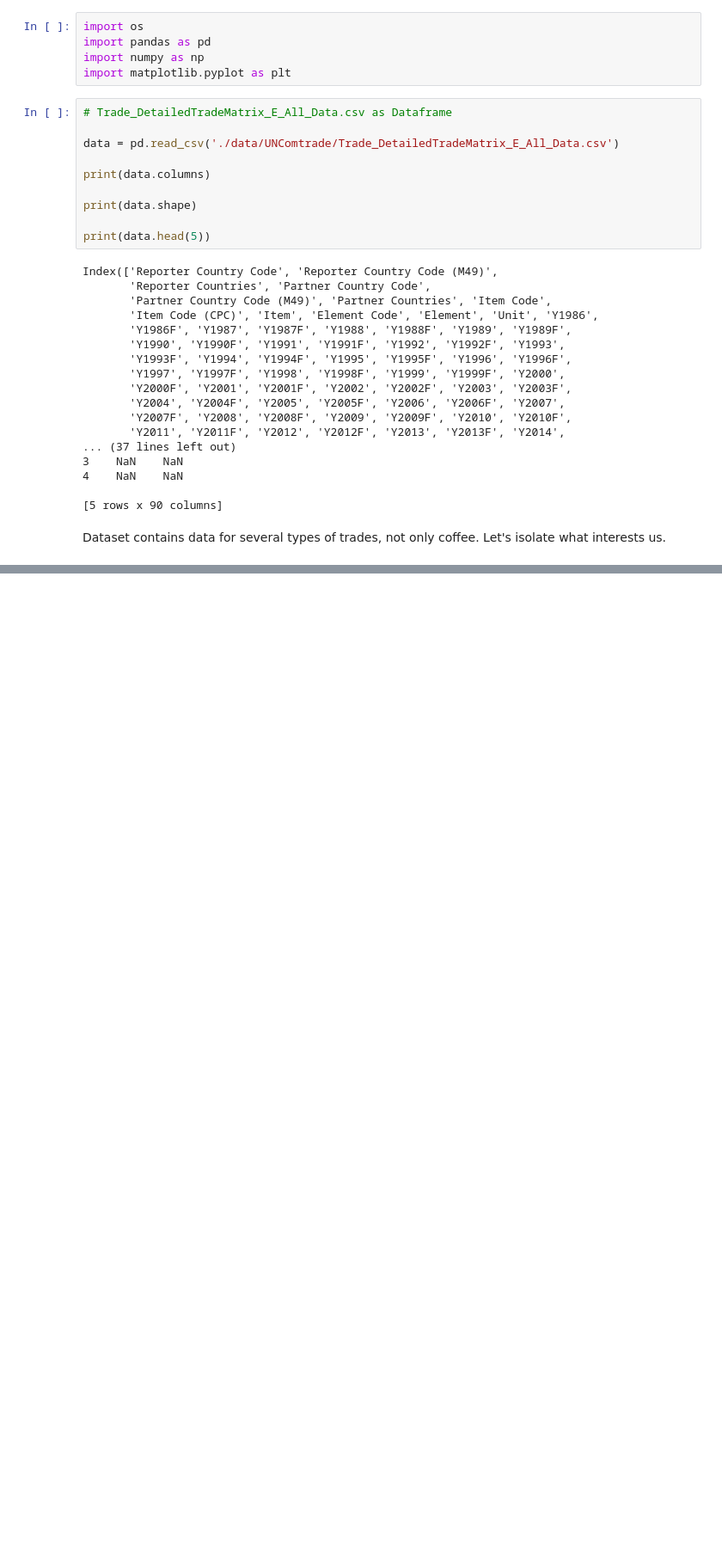
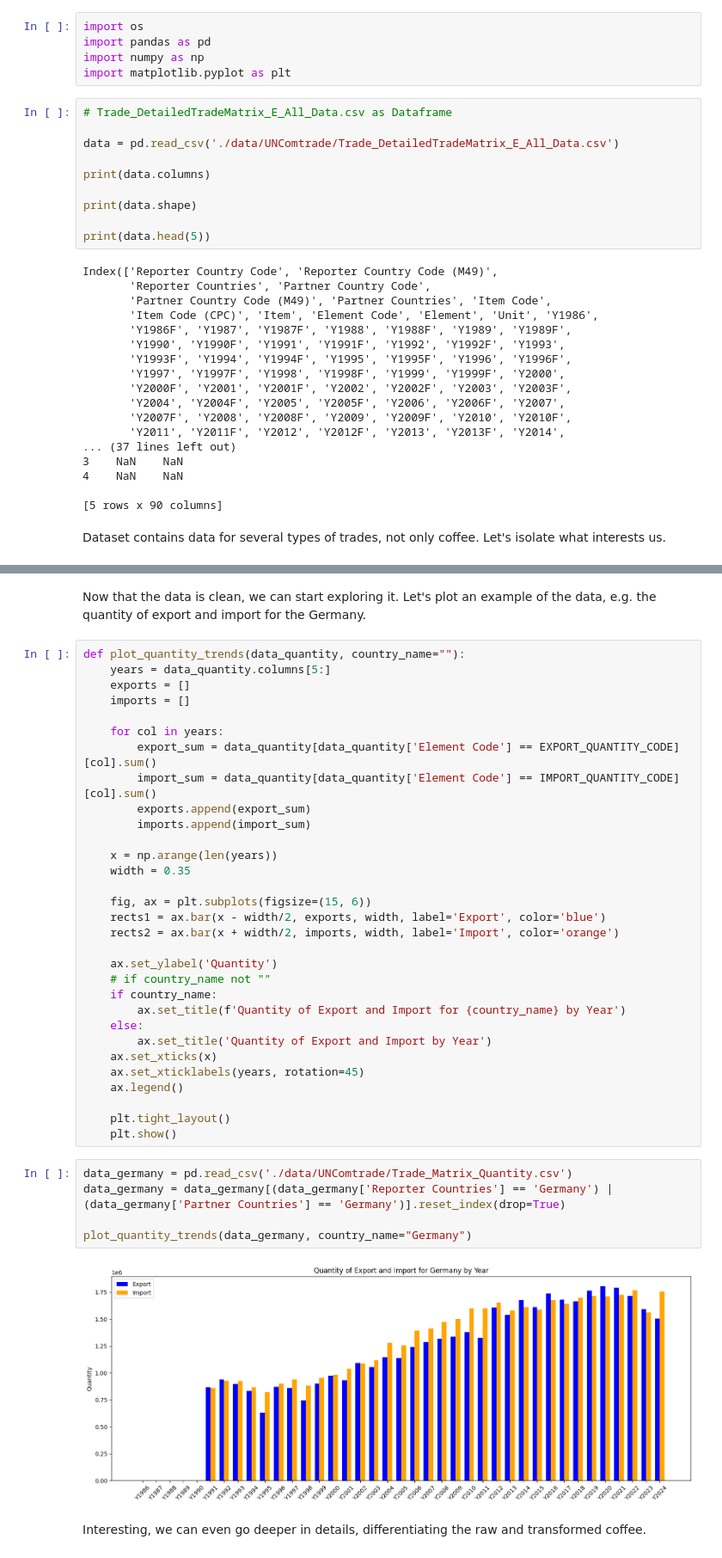
Before and after one commit to com-480-data-visualization/BeanMap, a Jupyter notebook: EDA.ipynb, the cells around one changed output, grey strips where cells are left out. Shown at 86% size. Saved outputs shown, nothing was run; the diff lists cells and outputs as text; blank space fills up the shorter version.

```diff
--- a/EDA.ipynb
+++ b/EDA.ipynb
@@ -109,0 +252,42 @@ Units:  <StringArray>
+# %% [markdown]
+Now that the data is clean, we can start exploring it. Let's plot an example of the data, e.g. the quantity of export and import for the Germany.
+# %%
+def plot_quantity_trends(data_quantity, country_name=""):
+    years = data_quantity.columns[5:]
+    exports = []
+    imports = []
+
+    for col in years:
+        export_sum = data_quantity[data_quantity['Element Code'] == EXPORT_QUANTITY_CODE][col].sum()
+        import_sum = data_quantity[data_quantity['Element Code'] == IMPORT_QUANTITY_CODE][col].sum()
+        exports.append(export_sum)
+        imports.append(import_sum)
+
+    x = np.arange(len(years))
+    width = 0.35
+
+    fig, ax = plt.subplots(figsize=(15, 6))
+    rects1 = ax.bar(x - width/2, exports, width, label='Export', color='blue')
+    rects2 = ax.bar(x + width/2, imports, width, label='Import', color='orange')
+
+    ax.set_ylabel('Quantity')
+    # if country_name not ""
+    if country_name:
+        ax.set_title(f'Quantity of Export and Import for {country_name} by Year')
+    else:
+        ax.set_title('Quantity of Export and Import by Year')
+    ax.set_xticks(x)
+    ax.set_xticklabels(years, rotation=45)
+    ax.legend()
+
+    plt.tight_layout()
+    plt.show()
+# %%
+data_germany = pd.read_csv('./data/UNComtrade/Trade_Matrix_Quantity.csv')
+data_germany = data_germany[(data_germany['Reporter Countries'] == 'Germany') | (data_germany['Partner Countries'] == 'Germany')].reset_index(drop=True)
+
+plot_quantity_trends(data_germany, country_name="Germany")
+# %% [output]
+[figure, added]
+# %% [markdown]
+Interesting, we can even go deeper in details, differentiating the raw and transformed coffee.
```
Also changed, not shown: parts of 11 cells of this notebook, 2 other files.
